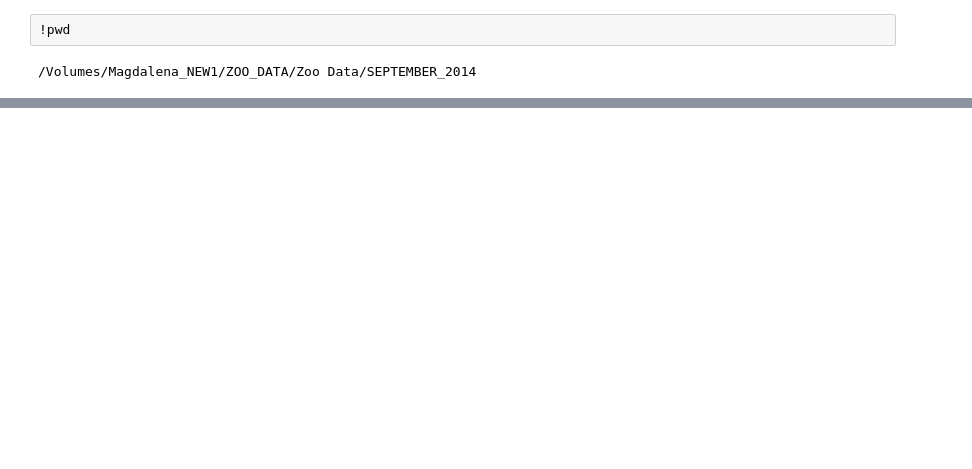
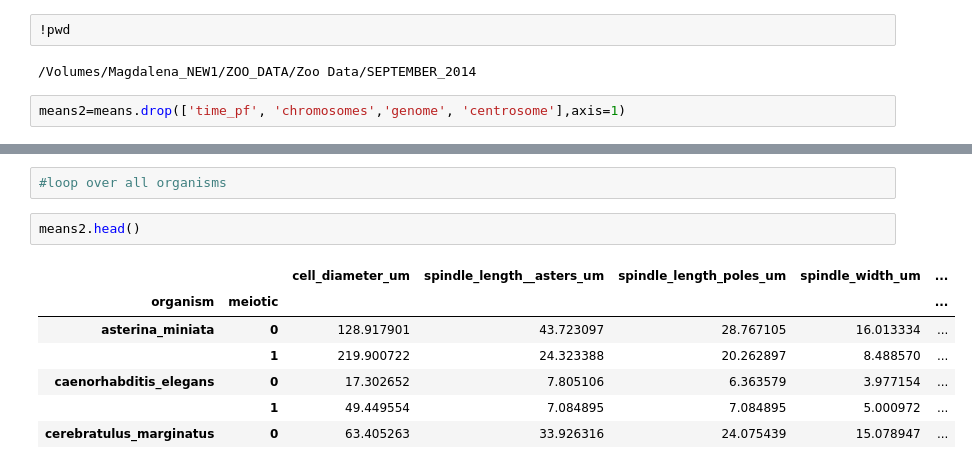
Before and after one commit to emmaggie/SPINDLE_ZOO, a Jupyter notebook: SEPTEMBER_2014/Marina_spindle_zoo_part3.ipynb, the cells around one changed output, grey strips where cells are left out. Saved outputs shown, nothing was run; the diff lists cells and outputs as text; blank space fills up the shorter version.

```diff
--- a/SEPTEMBER_2014/Marina_spindle_zoo_part3.ipynb
+++ b/SEPTEMBER_2014/Marina_spindle_zoo_part3.ipynb
@@ -332,3 +340,5 @@ TypeError: __init__() got an unexpected keyword argument 'width'
 !pwd
 # %% [output]
 /Volumes/Magdalena_NEW1/ZOO_DATA/Zoo Data/SEPTEMBER_2014
+# %%
+means2=means.drop(['time_pf', 'chromosomes','genome', 'centrosome'],axis=1)
@@ -334,0 +497,12 @@ TypeError: __init__() got an unexpected keyword argument 'width'
+# %%
+#loop over all organisms
+# %%
+means2.head()
+# %% [output]
+|  |  | cell_diameter_um | spindle_length__asters_um | spindle_length_poles_um | spindle_width_um | ... |
+| organism | meiotic |  |  |  |  | ... |
+| asterina_miniata | 0 | 128.917901 | 43.723097 | 28.767105 | 16.013334 | ... |
+|  | 1 | 219.900722 | 24.323388 | 20.262897 | 8.488570 | ... |
+| caenorhabditis_elegans | 0 | 17.302652 | 7.805106 | 6.363579 | 3.977154 | ... |
+|  | 1 | 49.449554 | 7.084895 | 7.084895 | 5.000972 | ... |
+| cerebratulus_marginatus | 0 | 63.405263 | 33.926316 | 24.075439 | 15.078947 | ... |
```
Also changed, not shown: parts of 21 cells of this notebook.
